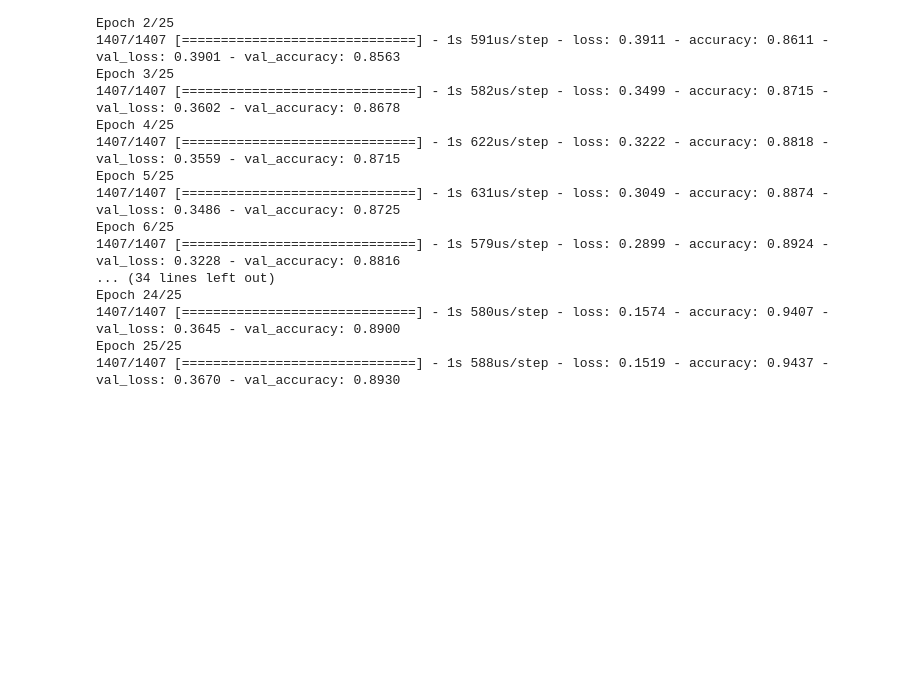
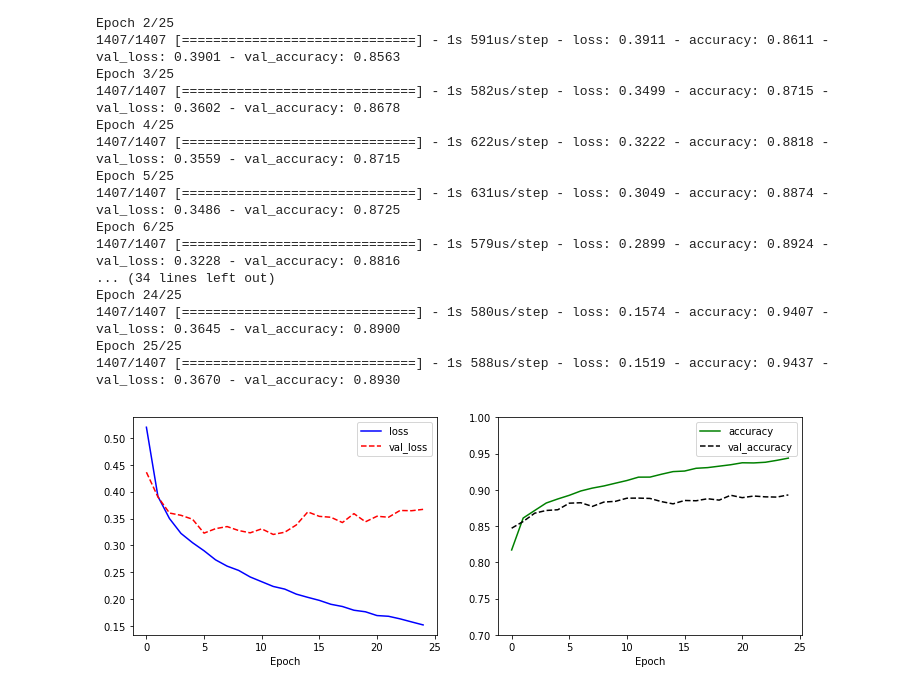
Before and after one commit to Seung-hwanSong/Tensorflow2.0-Studty, a Jupyter notebook: 05장_분류.ipynb, the cells around one changed output. Cells and saved outputs as stored; diff of their text form; code cells hidden in the pictures; blank space fills up the shorter version.

```diff
--- a/05장_분류.ipynb
+++ b/05장_분류.ipynb
@@ -491,20 +491,22 @@ Epoch 25/25
 1407/1407 [==============================] - 1s 588us/step - loss: 0.1519 - accuracy: 0.9437 - val_loss: 0.3670 - val_accuracy: 0.8930
 # %%
 # Fashion MNIST 분류 모델의 학습 결과 시각화
-import matplotlib.pyplt as plt
+import matplotlib.pyplot as plt
 plt.figure(figsize=(12, 4))
 
 plt.subplot(1, 2, 1)
 plt.plot(history.history['loss'], 'b-', label='loss')
 plt.plot(history.history['val_loss'], 'r--', label='val_loss')
-plt.xlable('Epoch')
+plt.xlabel('Epoch')
 plt.legend()
 
 plt.subplot(1, 2, 2)
 plt.plot(history.history['accuracy'], 'g-', label='accuracy')
 plt.plot(history.history['val_accuracy'], 'k--', label='val_accuracy')
 plt.xlabel('Epoch')
 plt.ylim(0.7, 1)
 plt.legend()
 
-plt.
+plt.show()
+# %% [output]
+[figure, added]
```
Also changed, not shown: parts of 2 cells of this notebook, 33 other files.
